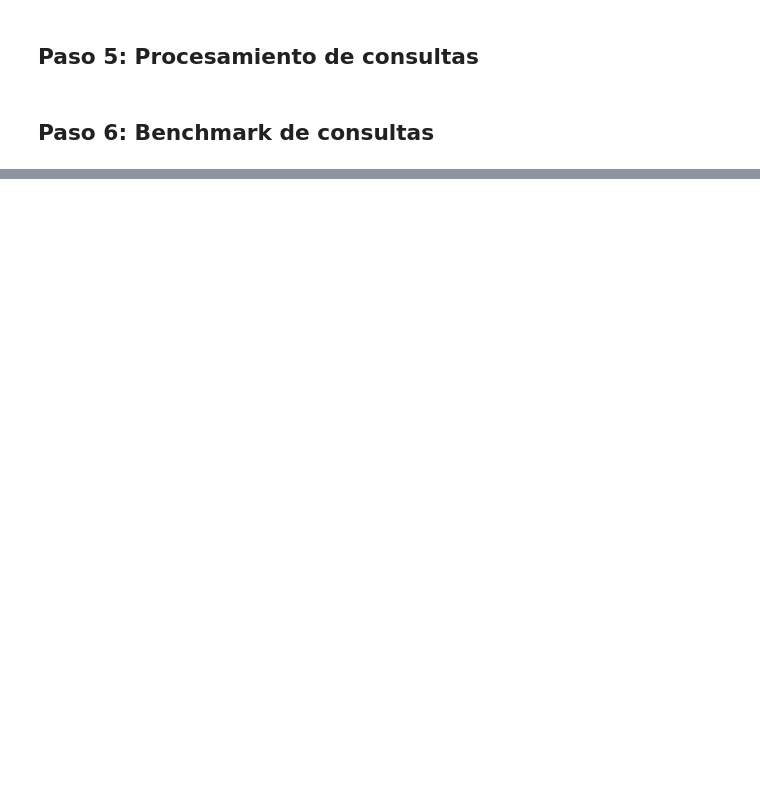
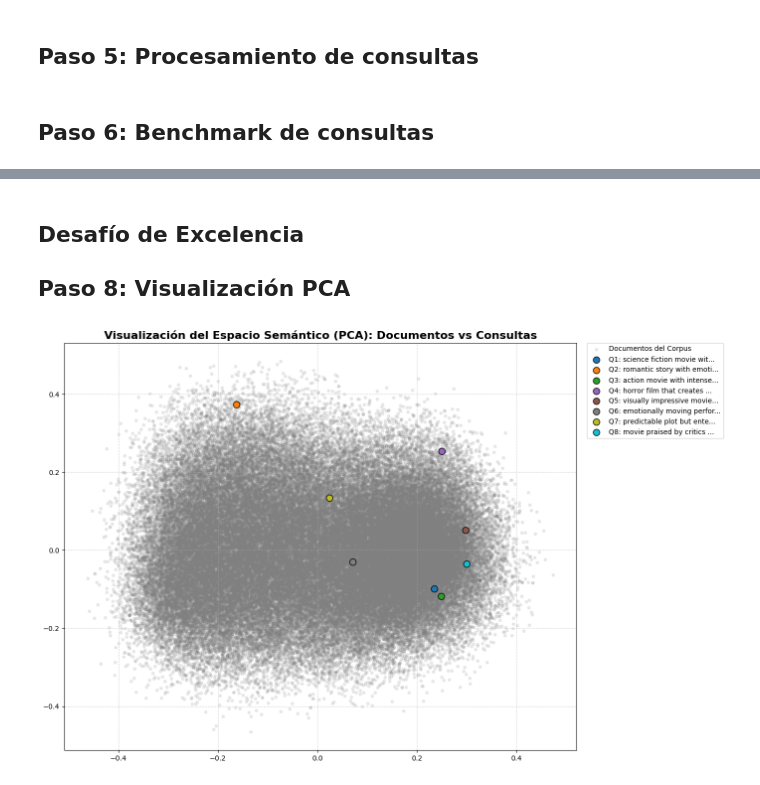
Before and after one commit to ElAlfa3007/ir-2026-BLeandro, a Jupyter notebook: ir26a-main/09examenb1/BravoLeandro_ex1bim_ir26a.ipynb, the cells around one changed output, grey strips where cells are left out. Drawn from its saved outputs; the diff is of its cells as text; code cells hidden in the pictures; blank space fills up the shorter version.

```diff
--- a/ir26a-main/09examenb1/BravoLeandro_ex1bim_ir26a.ipynb
+++ b/ir26a-main/09examenb1/BravoLeandro_ex1bim_ir26a.ipynb
@@ -98,6 +101,6 @@ To support symlinks on Windows, you either need to activate Developer Mode or to
 # %%
-# Toma una muestra aleatoria de 10000 filas
-subset_df = corpus_df.sample(n=10000, random_state=42).reset_index(drop=True)
+# Toma una muestra aleatoria de 100000 filas
+subset_df = corpus_df.sample(n=100000, random_state=42).reset_index(drop=True)
 subset_reviews = subset_df['cleaned_review'].tolist()
 # Genera los embeddings para la muestra
 embeddings = model.encode(subset_reviews, show_progress_bar=True)
@@ -158,0 +246,37 @@ TypeError: expected string or bytes-like object, got 'list'
+# %% [markdown]
+## Desafío de Excelencia
+## Paso 8: Visualización PCA
+# %%
+# Reducimos Dimensionalidad
+pca = PCA(n_components=2, random_state=42)
+doc_embeddings_2d = pca.fit_transform(embeddings)
+# %%
+# Generamos embeddings para las consultas
+queries_clean = [remove_special_characters(q.lower()) for q in queries]
+query_embeddings = model.encode(queries_clean)
+query_embeddings_2d = pca.transform(query_embeddings)
+# %%
+# Graficamos
+plt.figure(figsize=(14, 9))
+plt.scatter(doc_embeddings_2d[:, 0], doc_embeddings_2d[:, 1],
+            alpha=0.15, color='gray', label='Documentos del Corpus', s=15)
+colores = plt.cm.tab10(np.linspace(0, 1, len(queries))) # Paleta de colores diferenciada
+
+for i, (q_2d, color, query_text) in enumerate(zip(query_embeddings_2d, colores, queries)):
+    plt.scatter(q_2d[0], q_2d[1],
+                color=color,
+                edgecolors='black',
+                s=350,
+                marker='.',
+                label=f'Q{i+1}: {query_text[:25]}...')
+
+plt.title('Visualización del Espacio Semántico (PCA): Documentos vs Consultas', fontsize=16, fontweight='bold')
+
+# Leyenda
+plt.legend(bbox_to_anchor=(1.02, 1), loc='upper left', borderaxespad=0., fontsize=10)
+plt.grid(True, linestyle='--', alpha=0.5)
+plt.tight_layout()
+
+plt.show()
+# %% [output]
+[figure, added]
```
Also changed, not shown: parts of 6 cells of this notebook.
